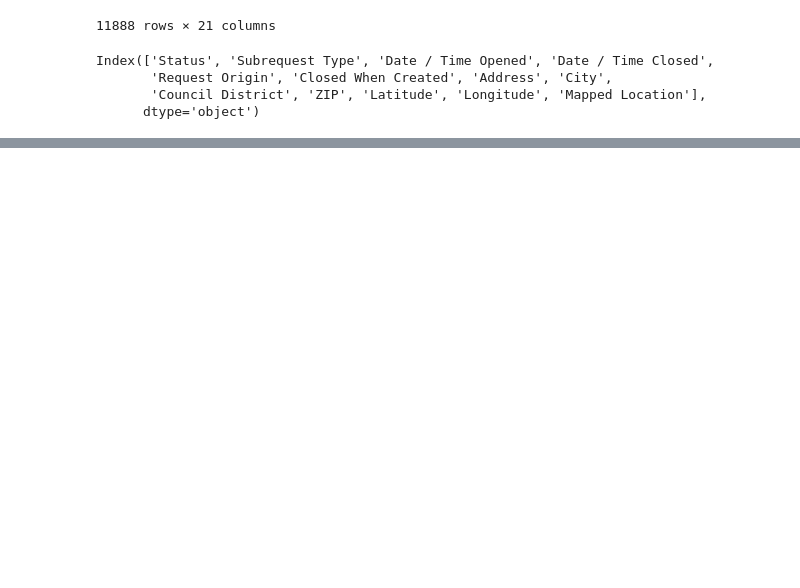
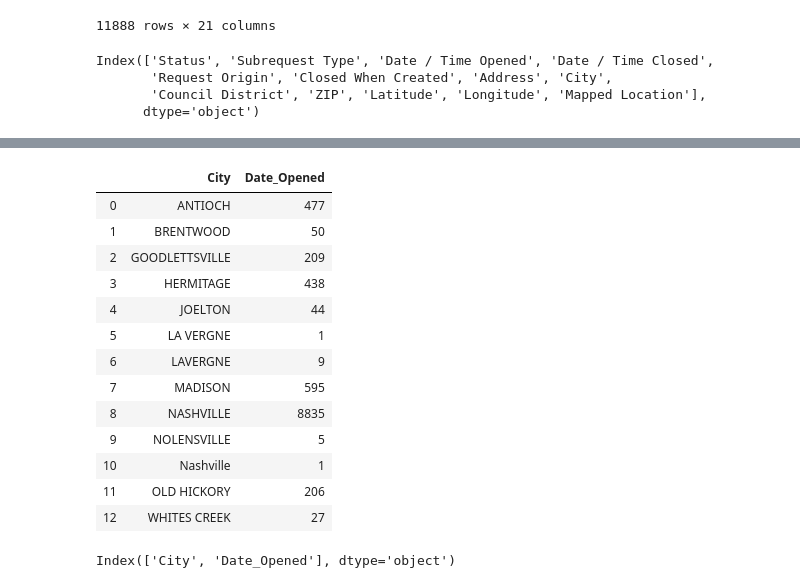
Before and after one commit to NSS-Data-Analytics-Cohort-3/nashville-covid-typhoid_turtles, a Jupyter notebook: notebooks/Covid-Violation-Analysis.ipynb, the cells around one changed output, grey strips where cells are left out. Drawn from its saved outputs; the diff is of its cells as text; code cells hidden in the pictures; blank space fills up the shorter version.

```diff
--- a/notebooks/Covid-Violation-Analysis.ipynb
+++ b/notebooks/Covid-Violation-Analysis.ipynb
@@ -274,0 +221,23 @@ plt.plot(months_counts.sort_values('month').month, months_counts.covid_violation
+# %%
+hubnash_coivd_group_city
+# %% [output]
+|  | City | Date_Opened |
+| 0 | ANTIOCH | 477 |
+| 1 | BRENTWOOD | 50 |
+| 2 | GOODLETTSVILLE | 209 |
+| 3 | HERMITAGE | 438 |
+| 4 | JOELTON | 44 |
+| 5 | LA VERGNE | 1 |
+| 6 | LAVERGNE | 9 |
+| 7 | MADISON | 595 |
+| 8 | NASHVILLE | 8835 |
+| 9 | NOLENSVILLE | 5 |
+| 10 | Nashville | 1 |
+| 11 | OLD HICKORY | 206 |
+| 12 | WHITES CREEK | 27 |
+# %%
+# get columns for hubnash_coivd_group_city
+
+hubnash_coivd_group_city.columns
+# %% [output]
+Index(['City', 'Date_Opened'], dtype='object')
```
Also changed, not shown: parts of 21 cells of this notebook.
